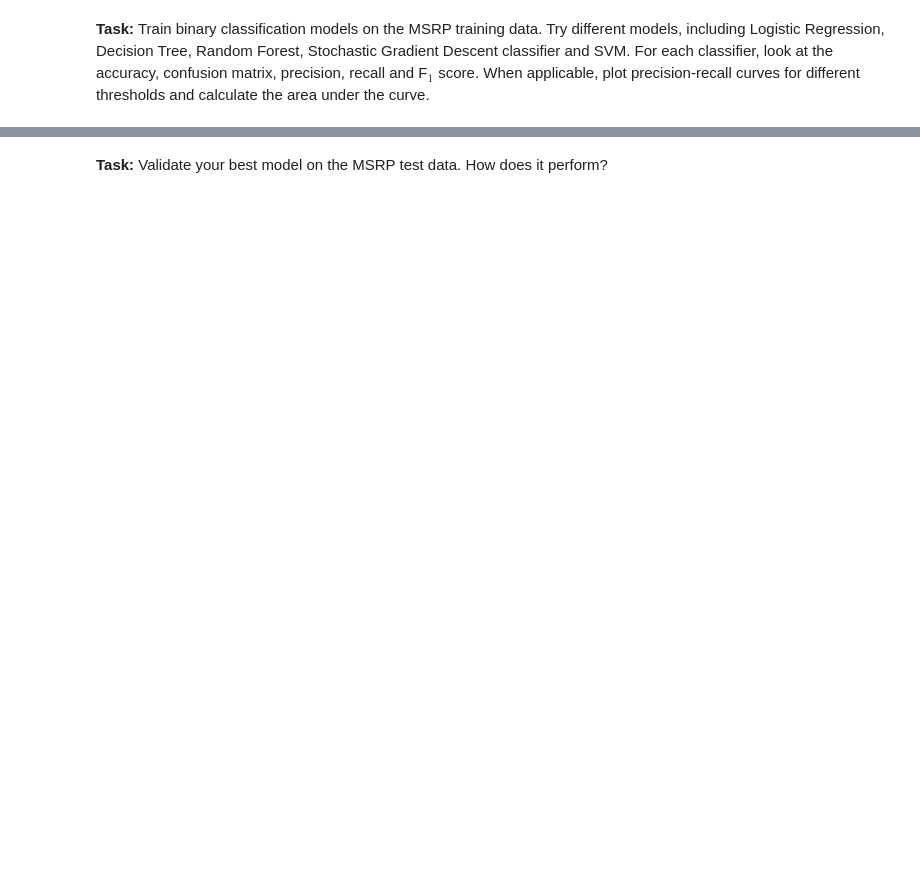
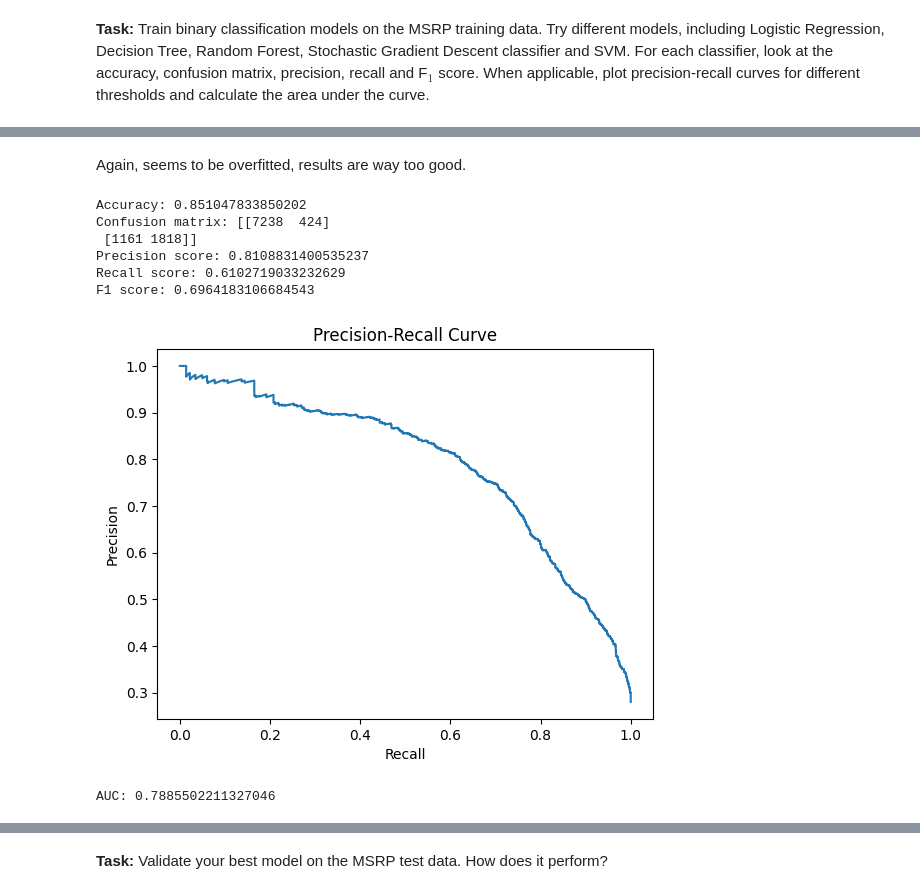
Before and after one commit to Grimur12/Data, a Jupyter notebook: Ass3/ads_ex3.ipynb, the cells around one changed output, grey strips where cells are left out. Saved outputs shown, nothing was run; the diff lists cells and outputs as text; code cells hidden in the pictures; blank space fills up the shorter version.

```diff
--- a/Ass3/ads_ex3.ipynb
+++ b/Ass3/ads_ex3.ipynb
@@ -313,0 +582,45 @@ X_prepared = pipeline.fit_transform(X)
+# %% [markdown]
+Again, seems to be overfitted, results are way too good.
+# %%
+from sklearn.linear_model import SGDClassifier
+
+sgdmodel = SGDClassifier()
+sgdmodel.fit(X_prepared, y)
+y_pred = sgdmodel.predict(X_prepared)
+
+accuracy = accuracy_score(y, y_pred)
+print('Accuracy:', accuracy)
+
+conf_matrix = confusion_matrix(y, y_pred)
+print('Confusion matrix:', conf_matrix)
+
+prec_score = precision_score(y, y_pred)
+print('Precision score:', prec_score)
+
+rec_score = recall_score(y, y_pred)
+print('Recall score:', rec_score)
+
+f1 = f1_score(y, y_pred)
+print('F1 score:', f1)
+
+
+y_scores = sgdmodel.decision_function(X_prepared) #SGD classifier doesnt support the prob prediction. replace with decision_function which gives a confidence score
+precision, recall, thresholds = precision_recall_curve(y, y_scores)
+
+plt.plot(recall, precision)
+plt.xlabel('Recall')
+plt.ylabel('Precision')
+plt.title('Precision-Recall Curve')
+plt.show()
+
+auc_score = auc(recall, precision)
+print('AUC:', auc_score)
+# %% [output]
+Accuracy: 0.851047833850202
+Confusion matrix: [[7238  424]
+ [1161 1818]]
+Precision score: 0.8108831400535237
+Recall score: 0.6102719033232629
+F1 score: 0.6964183106684543
+[figure, added]
+AUC: 0.7885502211327046
```
Also changed, not shown: parts of 25 cells of this notebook.
